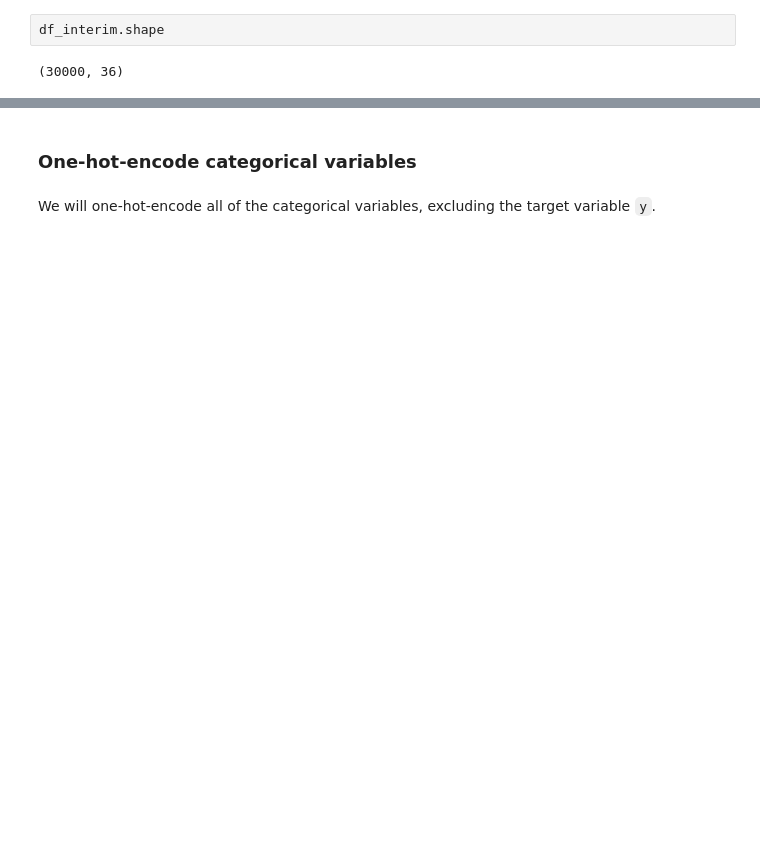
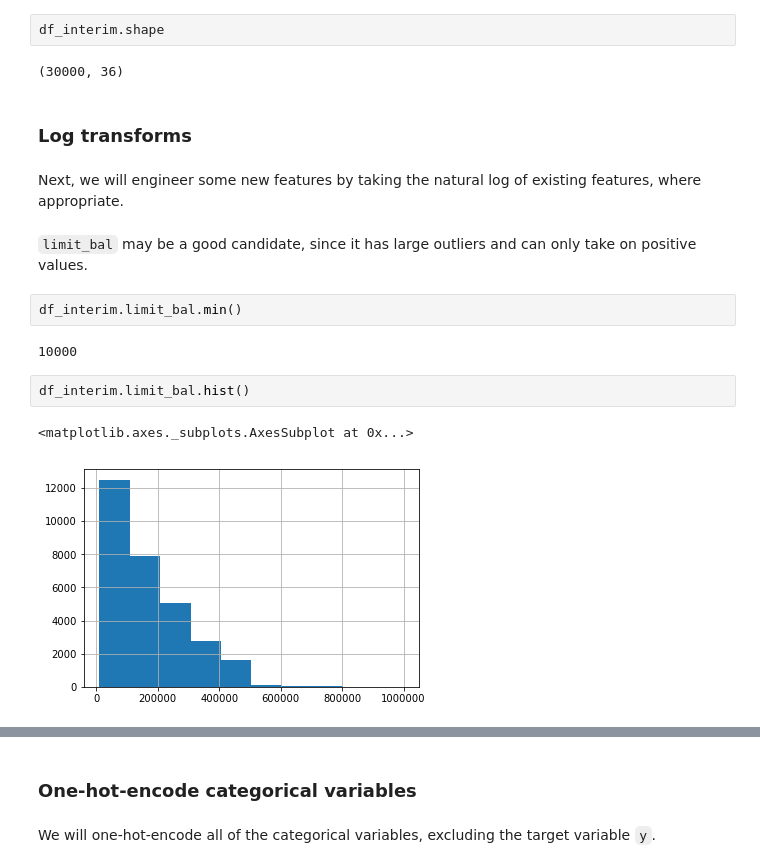
Before and after one commit to zkneupper/Default-Prediction-Capstone, a Jupyter notebook: notebooks/Feature-Engineering.ipynb, the cells around one changed output, grey strips where cells are left out. Saved outputs shown, nothing was run; the diff lists cells and outputs as text; blank space fills up the shorter version.

```diff
--- a/notebooks/Feature-Engineering.ipynb
+++ b/notebooks/Feature-Engineering.ipynb
@@ -264,3 +125,18 @@ df_interim.head()
 df_interim.shape
 # %% [output]
 (30000, 36)
+# %% [markdown]
+### Log transforms
+# %% [markdown]
+Next, we will engineer some new features by taking the natural log of existing features, where appropriate.
+# %% [markdown]
+`limit_bal` may be a good candidate, since it has large outliers and can only take on positive values.
+# %%
+df_interim.limit_bal.min()
+# %% [output]
+10000
+# %%
+df_interim.limit_bal.hist()
+# %% [output]
+<matplotlib.axes._subplots.AxesSubplot at 0x...>
+[figure, added]
```
Also changed, not shown: parts of 39 cells of this notebook, 8 other files.
